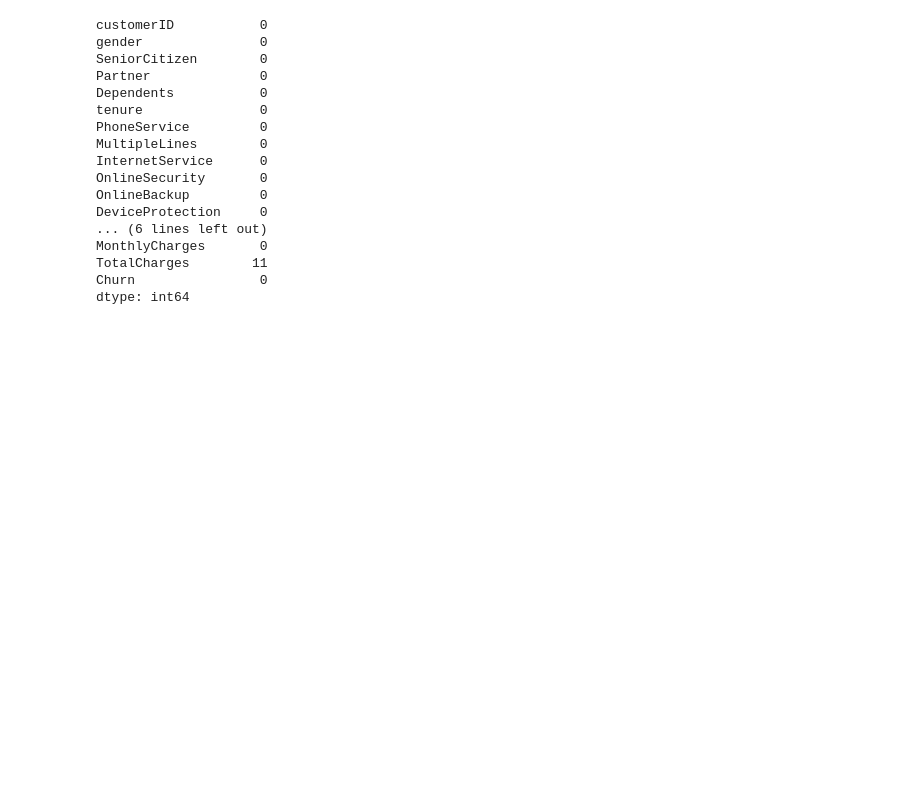
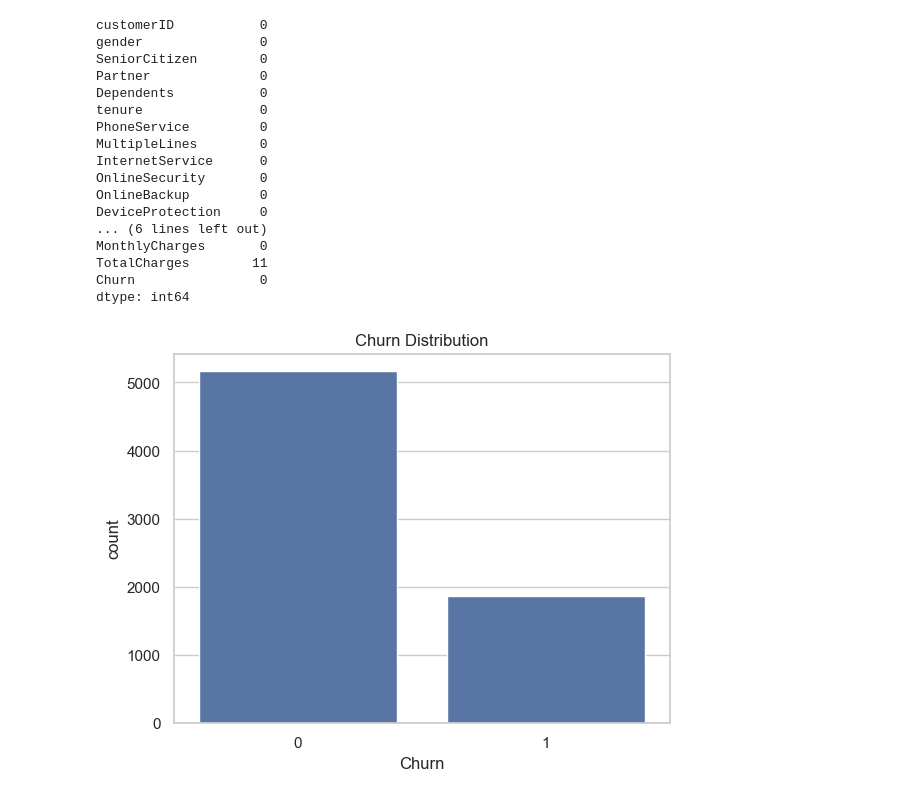
Before and after one commit to daneetjie/CYO_project, a Jupyter notebook: data_exploration_and_cleaning.ipynb, the cells around one changed output. Cells and saved outputs as stored; diff of their text form; code cells hidden in the pictures; blank space fills up the shorter version.

Commit message:
Added basic exploratory data analysis visualizations

```diff
--- a/data_exploration_and_cleaning.ipynb
+++ b/data_exploration_and_cleaning.ipynb
@@ -86,3 +86,9 @@ df = df.drop("customerID", axis=1)
 # %%
 # Convert target
 df["Churn"] = df["Churn"].map({"Yes": 1, "No": 0})
+# %%
+sns.countplot(x="Churn", data=df)
+plt.title("Churn Distribution")
+plt.show()
+# %% [output]
+[figure, added]
```
Also changed, not shown: parts of 1 cell of this notebook.
